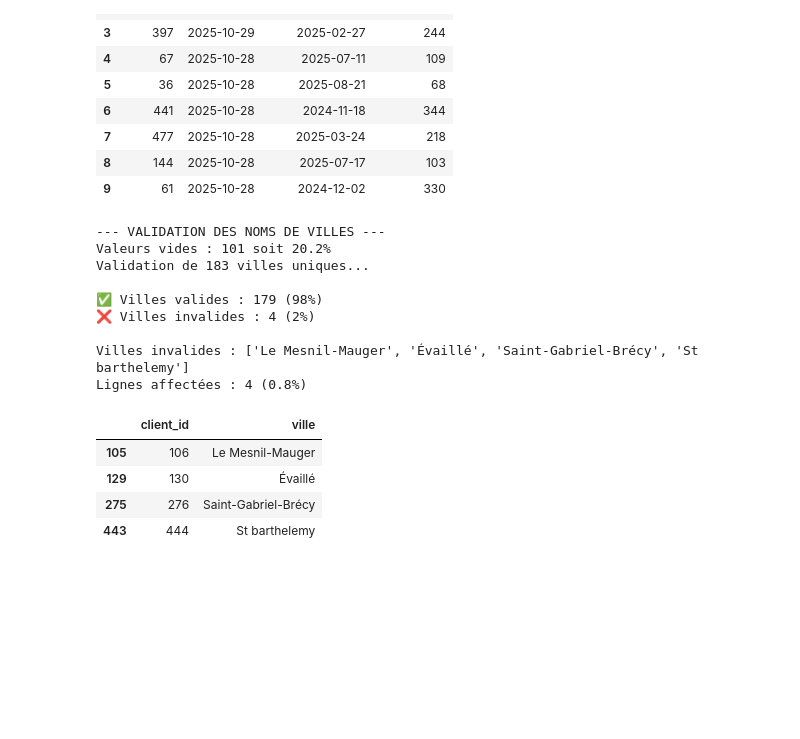
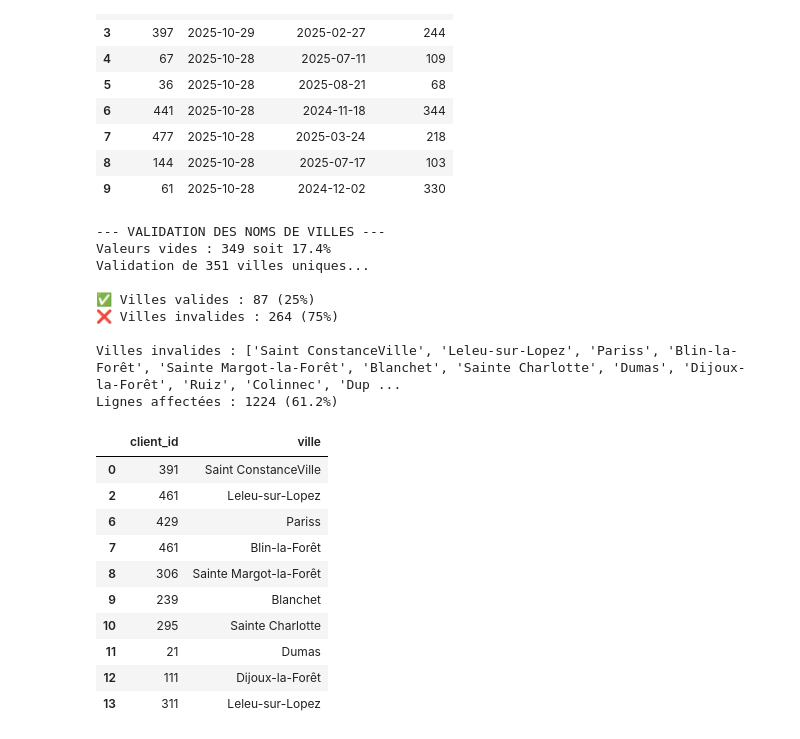
Before and after one commit to Kromaric/data_managment, a Jupyter notebook: notebooks/analyse_ventes_lp.ipynb, the cells around one changed output. Drawn from its saved outputs; the diff is of its cells as text; code cells hidden in the pictures; blank space fills up the shorter version.

Commit message:
fix: erratum sur l'analyse de validité des villes

```diff
--- a/notebooks/analyse_ventes_lp.ipynb
+++ b/notebooks/analyse_ventes_lp.ipynb
@@ -436,44 +436,50 @@ def valider_villes_dataframe(df, colonne_ville='ville'):
             if response.status_code == 200 and len(response.json()) > 0:
                 villes_valides.append(ville)
             else:
                 villes_invalides.append(ville)
         except:
             villes_invalides.append(ville)
 
     print(f"\n✅ Villes valides : {len(villes_valides)} ({len(villes_valides)/len(villes_uniques)*100:.0f}%)")
     print(f"❌ Villes invalides : {len(villes_invalides)} ({len(villes_invalides)/len(villes_uniques)*100:.0f}%)")
 
     if villes_invalides:
         print(f"\nVilles invalides : {villes_invalides}")
 
         mask_invalides = df[colonne_ville].isin(villes_invalides)
         nb_lignes = mask_invalides.sum()
 
         print(f"Lignes affectées : {nb_lignes} ({nb_lignes/len(df)*100:.1f}%)")
 
         df_invalides = df[mask_invalides].copy()
         display(df_invalides[['client_id', colonne_ville]].head(10))
 
         return villes_valides, villes_invalides, df_invalides
 
     return villes_valides, villes_invalides, None
 
-villes_valides, villes_invalides, df_villes_invalides = valider_villes_dataframe(df_clients_corrected)
+villes_valides, villes_invalides, df_villes_invalides = valider_villes_dataframe(df_ventes)
 # %% [output]
 --- VALIDATION DES NOMS DE VILLES ---
-Valeurs vides : 101 soit 20.2%
-Validation de 183 villes uniques...
+Valeurs vides : 349 soit 17.4%
+Validation de 351 villes uniques...
 
-✅ Villes valides : 179 (98%)
-❌ Villes invalides : 4 (2%)
+✅ Villes valides : 87 (25%)
+❌ Villes invalides : 264 (75%)
 
-Villes invalides : ['Le Mesnil-Mauger', 'Évaillé', 'Saint-Gabriel-Brécy', 'St barthelemy']
-Lignes affectées : 4 (0.8%)
+Villes invalides : ['Saint ConstanceVille', 'Leleu-sur-Lopez', 'Pariss', 'Blin-la-Forêt', 'Sainte Margot-la-Forêt', 'Blanchet', 'Sainte Charlotte', 'Dumas', 'Dijoux-la-Forêt', 'Ruiz', 'Colinnec', 'Dup ...
+Lignes affectées : 1224 (61.2%)
 |  | client_id | ville |
-| 105 | 106 | Le Mesnil-Mauger |
-| 129 | 130 | Évaillé |
-| 275 | 276 | Saint-Gabriel-Brécy |
-| 443 | 444 | St barthelemy |
+| 0 | 391 | Saint ConstanceVille |
+| 2 | 461 | Leleu-sur-Lopez |
+| 6 | 429 | Pariss |
+| 7 | 461 | Blin-la-Forêt |
+| 8 | 306 | Sainte Margot-la-Forêt |
+| 9 | 239 | Blanchet |
+| 10 | 295 | Sainte Charlotte |
+| 11 | 21 | Dumas |
+| 12 | 111 | Dijoux-la-Forêt |
+| 13 | 311 | Leleu-sur-Lopez |
 # %%
 # print("\n--- SAUVEGARDE DU FICHIER VENTES AVEC CORRECTIONS ---")
 
```
Also changed, not shown: parts of 1 cell of this notebook.
